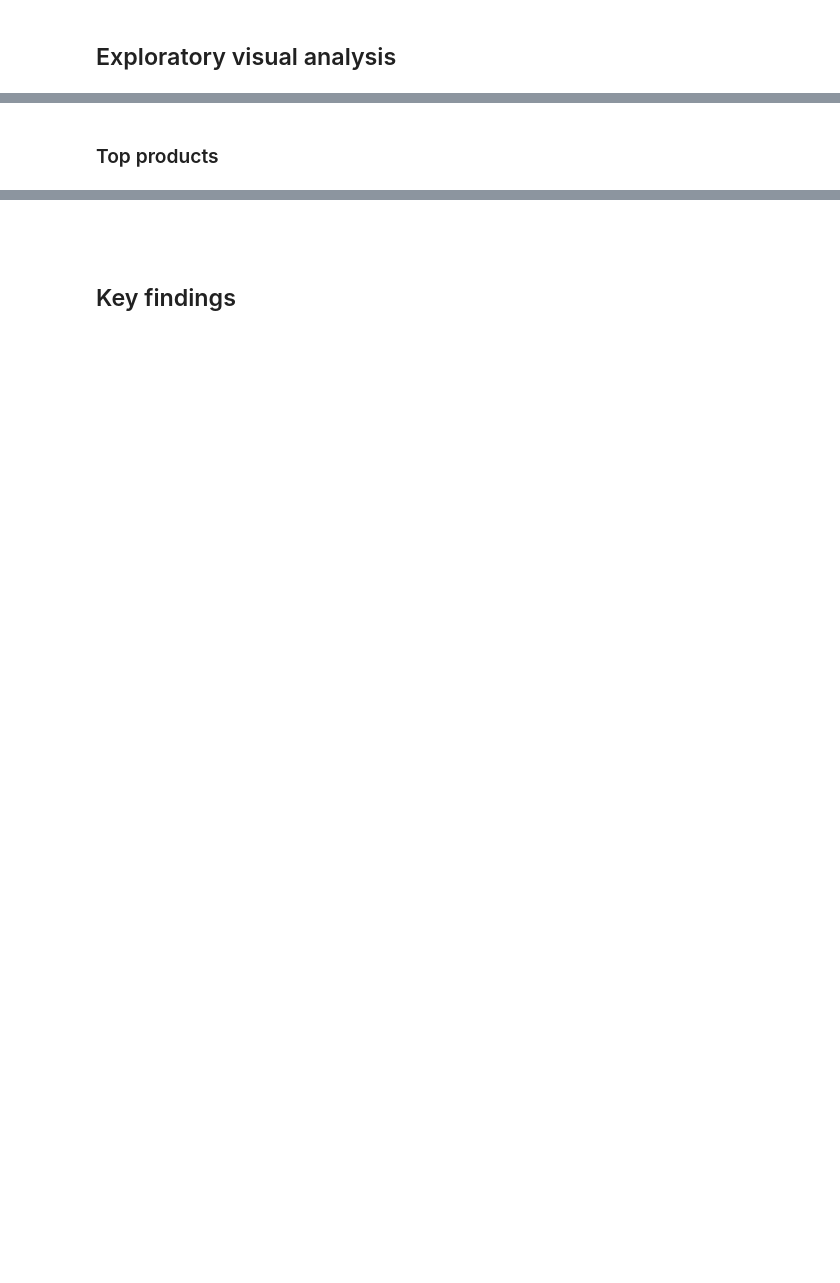
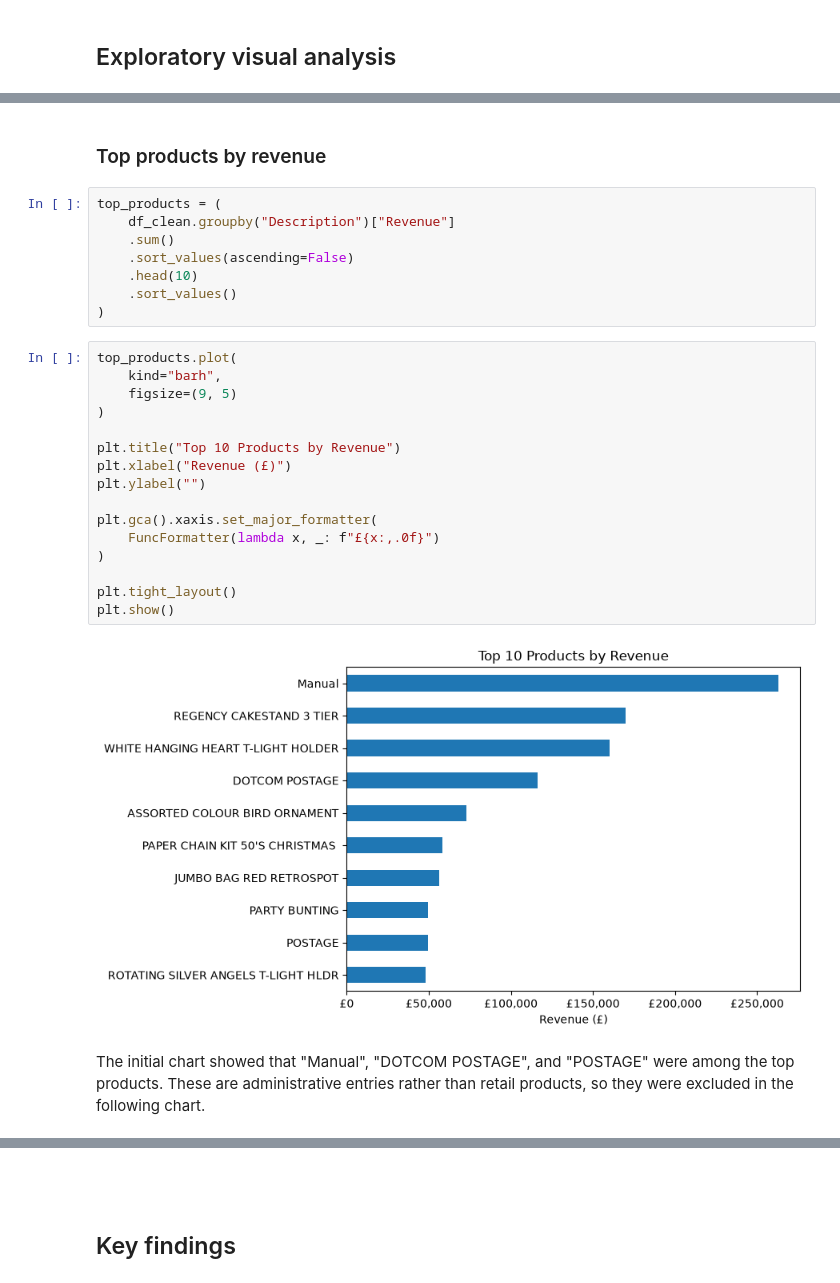
Before and after one commit to sch-data/retail-data-platform, a Jupyter notebook: notebooks/01_data_exploration.ipynb, the cells around one changed output, grey strips where cells are left out. Saved outputs shown, nothing was run; the diff lists cells and outputs as text; blank space fills up the shorter version.

```diff
--- a/notebooks/01_data_exploration.ipynb
+++ b/notebooks/01_data_exploration.ipynb
@@ -290,2 +379,30 @@ Matplotlib is building the font cache; this may take a moment.
 # %% [markdown]
-### Top products
+### Top products by revenue
+# %%
+top_products = (
+    df_clean.groupby("Description")["Revenue"]
+    .sum()
+    .sort_values(ascending=False)
+    .head(10)
+    .sort_values()
+)
+# %%
+top_products.plot(
+    kind="barh",
+    figsize=(9, 5)
+)
+
+plt.title("Top 10 Products by Revenue")
+plt.xlabel("Revenue (£)")
+plt.ylabel("")
+
+plt.gca().xaxis.set_major_formatter(
+    FuncFormatter(lambda x, _: f"£{x:,.0f}")
+)
+
+plt.tight_layout()
+plt.show()
+# %% [output]
+[figure, added]
+# %% [markdown]
+The initial chart showed that "Manual", "DOTCOM POSTAGE", and "POSTAGE" were among the top products. These are administrative entries rather than retail products, so they were excluded in the following chart.
```
Also changed, not shown: parts of 32 cells of this notebook.
